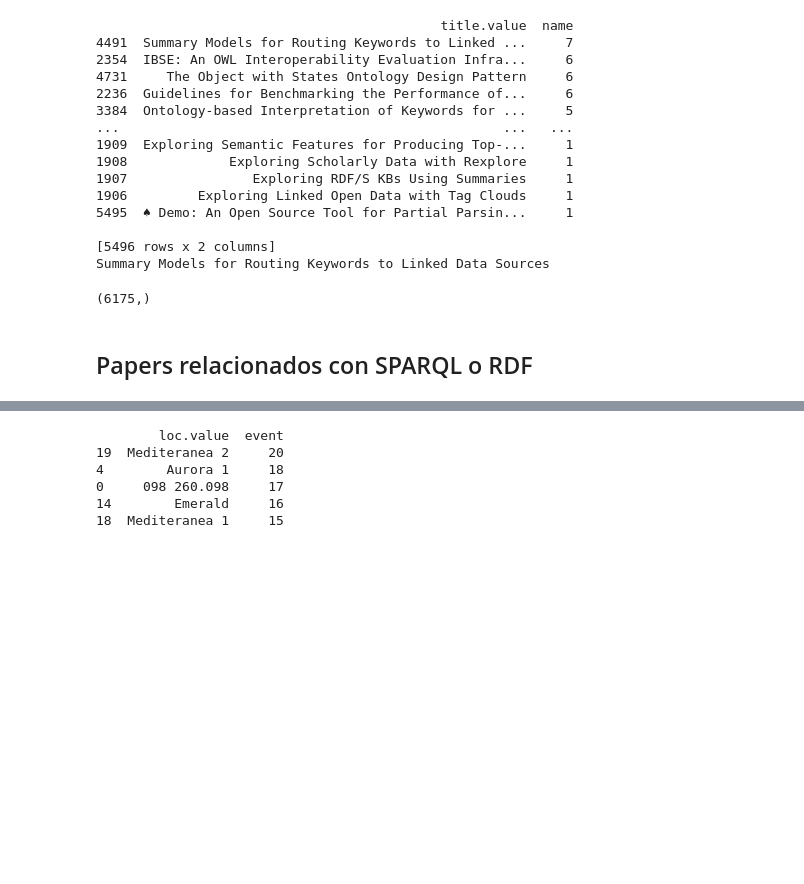
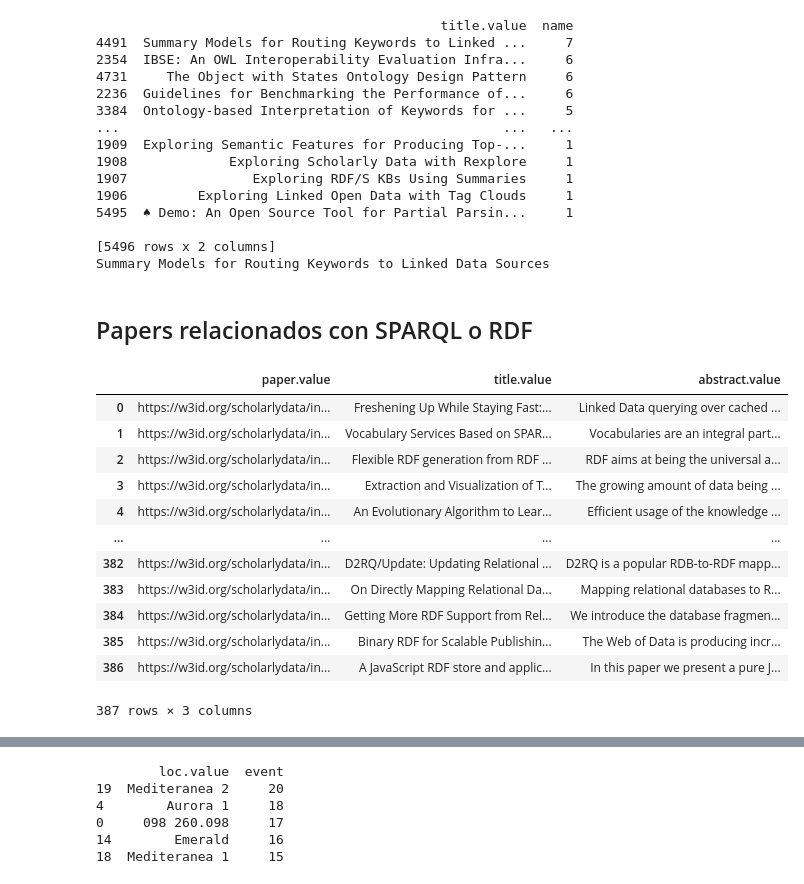
Before and after one commit to juanyanza11/Consumo-enriquecimiento-y-visualizaci-n-SKG, a Jupyter notebook: Proy-BIM2.ipynb, the cells around one changed output, grey strips where cells are left out. Saved outputs shown, nothing was run; the diff lists cells and outputs as text; code cells hidden in the pictures; blank space fills up the shorter version.

```diff
--- a/Proy-BIM2.ipynb
+++ b/Proy-BIM2.ipynb
@@ -196,36 +161,43 @@ print(str(p['title.value'][4491]))
 
 [5496 rows x 2 columns]
 Summary Models for Routing Keywords to Linked Data Sources
-# %%
-# Summary Models for Routing Keywords to Linked Data Sources
-
-
-nashe =  df3['title.value']==str(df3['title.value'][4491])
-print(nashe.shape)
-# %% [output]
-(6175,)
 # %% [markdown]
 ## Papers relacionados con SPARQL o RDF
 # %%
 def getPapers():
     query = """
     PREFIX person: <https://w3id.org/scholarlydata/person/>
     PREFIX conf: <https://w3id.org/scholarlydata/ontology/conference-ontology.owl#>
     SELECT DISTINCT ?paper ?title ?abstract
     WHERE{
        VALUES ?tipoPaper{'SPARQL' 'RDF'}
       ?paper a conf:InProceedings;
         conf:hasAuthorList ?authorList;
         conf:title ?title;
         conf:abstract ?abstract.
        filter contains(UCASE(?title), ?tipoPaper)
     }
     """
     sparql.setQuery(query)
     sparql.setReturnFormat(JSON)
     results = sparql.query().convert()
     return sparql.query().convert()
 
 results = getPapers()
 df4 = json_normalize(results["results"]["bindings"]) #Res
-#df4 = df4['title.value']
+df4 = df4[['paper.value', 'title.value','abstract.value']]
+df4
+# %% [output]
+|  | paper.value | title.value | abstract.value |
+| 0 | https://w3id.org/scholarlydata/in... | Freshening Up While Staying Fast:... | Linked Data querying over cached ... |
+| 1 | https://w3id.org/scholarlydata/in... | Vocabulary Services Based on SPAR... | Vocabularies are an integral part... |
+| 2 | https://w3id.org/scholarlydata/in... | Flexible RDF generation from RDF ... | RDF aims at being the universal a... |
+| 3 | https://w3id.org/scholarlydata/in... | Extraction and Visualization of T... | The growing amount of data being ... |
+| 4 | https://w3id.org/scholarlydata/in... | An Evolutionary Algorithm to Lear... | Efficient usage of the knowledge ... |
+| ... | ... | ... | ... |
+| 382 | https://w3id.org/scholarlydata/in... | D2RQ/Update: Updating Relational ... | D2RQ is a popular RDB-to-RDF mapp... |
+| 383 | https://w3id.org/scholarlydata/in... | On Directly Mapping Relational Da... | Mapping relational databases to R... |
+| 384 | https://w3id.org/scholarlydata/in... | Getting More RDF Support from Rel... | We introduce the database fragmen... |
+| 385 | https://w3id.org/scholarlydata/in... | Binary RDF for Scalable Publishin... | The Web of Data is producing incr... |
+| 386 | https://w3id.org/scholarlydata/in... | A JavaScript RDF store and applic... | In this paper we present a pure J... |
+387 rows × 3 columns
```
Also changed, not shown: parts of 14 cells of this notebook, 1 other file.
